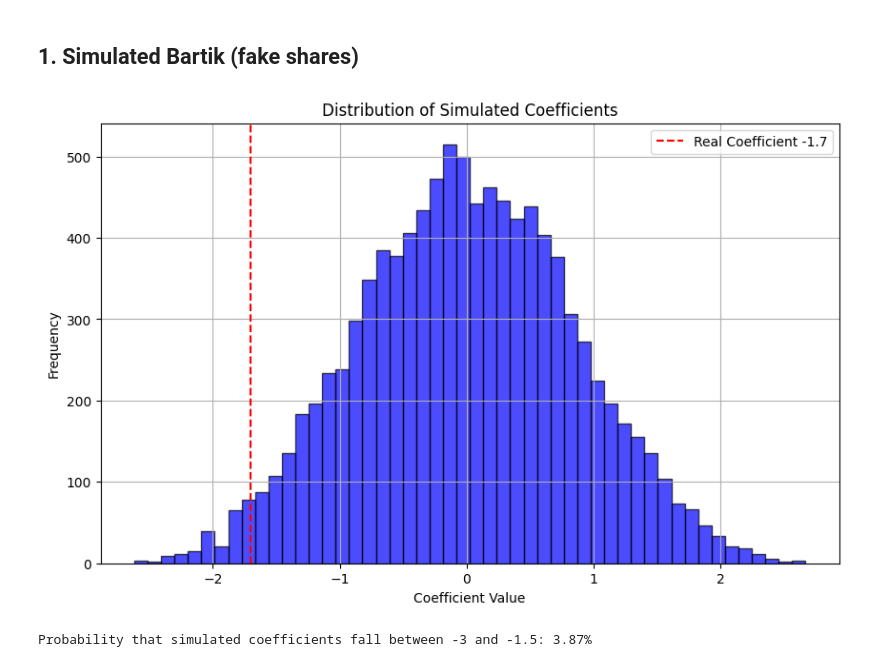
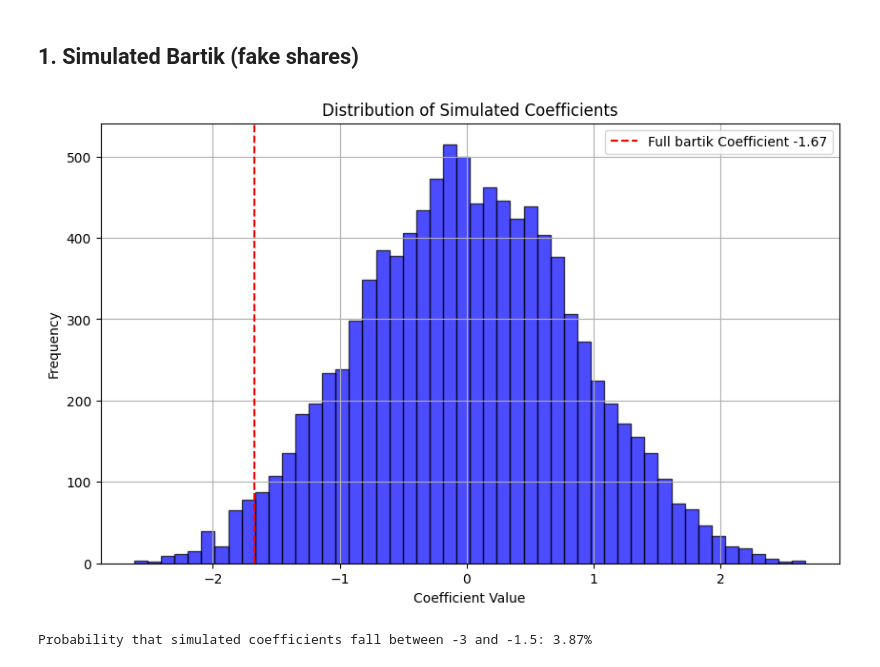
Before and after one commit to JeanLucaSchindler/CAPSTONE, a Jupyter notebook: test_design/Further_tests.ipynb, the cells around one changed output. Drawn from its saved outputs; the diff is of its cells as text; code cells hidden in the pictures.

```diff
--- a/test_design/Further_tests.ipynb
+++ b/test_design/Further_tests.ipynb
@@ -51,35 +51,35 @@ np.random.seed(42)
 coefs = []
 
 for _ in tqdm.tqdm(range(10000), desc="Simulating"):
     # Create fake shares matrix: countries x shocks
     fake_shares = np.random.rand(num_countries, num_shocks)
     fake_shares /= fake_shares.sum(axis=1, keepdims=True)  # Normalize so each country’s shares sum to 1
 
     # Compute fake Bartik IVs
     fake_bartik_iv = fake_shares @ shock_values
 
     # standerdize bartik IV
     fake_bartik_iv = (fake_bartik_iv - fake_bartik_iv.mean()) / fake_bartik_iv.std()
 
     # Prepare regression
     X = sm.add_constant(fake_bartik_iv.reshape(-1, 1))
     y = approval_df['approval_change'].values
 
     model = sm.OLS(y, X).fit()
     coefs.append(model.params[1])  # Save coefficient on Bartik IV
 
 # plot histogram of coefficients with a vertical line at -1.8 and -1.5 and text saying it is the real coerfficients
 plt.figure(figsize=(10, 6))
 plt.hist(coefs, bins=50, color='blue', alpha=0.7, edgecolor='black')
-plt.axvline(x=-1.7, color='red', linestyle='--', label='Real Coefficient -1.7')
+plt.axvline(x=-1.67, color='red', linestyle='--', label='Full bartik Coefficient -1.67')
 plt.title('Distribution of Simulated Coefficients')
 plt.xlabel('Coefficient Value')
 plt.ylabel('Frequency')
 plt.legend()
 plt.grid()
 plt.show()
 # %% [output]
-[figure, old version]
+[figure, new version]
 # %%
 lower_bound = -3
 upper_bound = -1.5
```
Also changed, not shown: parts of 6 cells of this notebook.
